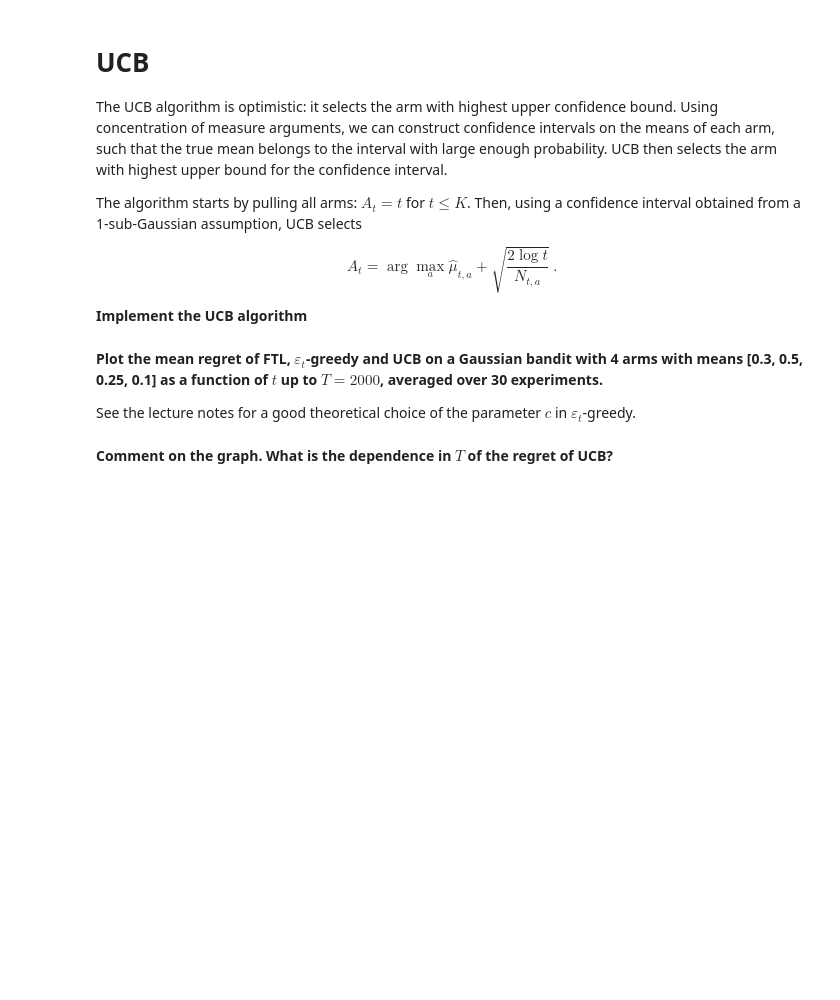
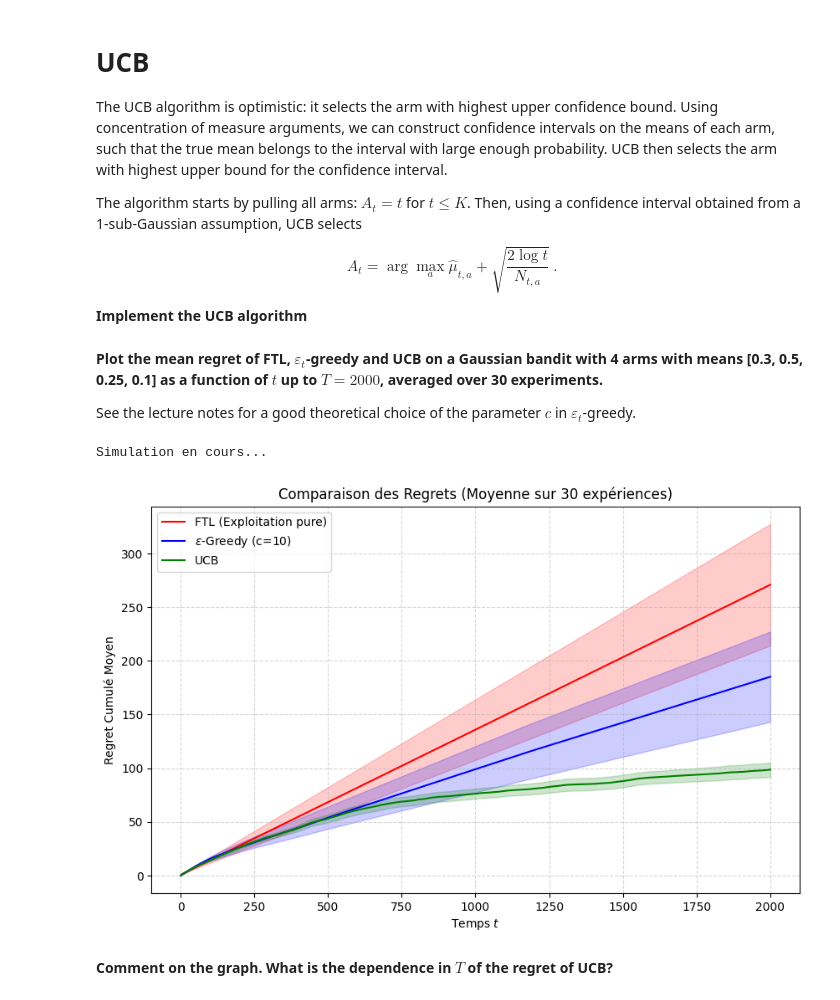
Before and after one commit to milanolivia/apprentissage_seq, a Jupyter notebook: Bandit.ipynb, the cells around one changed output. Drawn from its saved outputs; the diff is of its cells as text; code cells hidden in the pictures; blank space fills up the shorter version.

```diff
--- a/Bandit.ipynb
+++ b/Bandit.ipynb
@@ -166,7 +323,16 @@ def UCB(emp_means, nb_pulls, t):
 
     Returns: int; arm selected by UCB
     """
-    #TODO
+    K = len(emp_means)
+    for arm in range(K):
+        if nb_pulls[arm] == 0:
+            return arm
+
+    bonus = np.sqrt((2 * np.log(t)) / nb_pulls)
+    ucb_values = emp_means + bonus
+    action = np.argmax(ucb_values)
+
+    return action
 # %% [markdown]
 **Plot the mean regret of FTL, $\varepsilon_t$-greedy and UCB on a Gaussian bandit with 4 arms with means [0.3, 0.5, 0.25, 0.1] as a function of $t$ up to $T = 2000$, averaged over 30 experiments.**
 
@@ -174,3 +362,55 @@ See the lecture notes for a good theoretical choice of the parameter $c$ in $\va
+# %%
+means = [0.3, 0.5, 0.25, 0.1]
+T = 2000
+N_experiments = 30
+
+# Stockage des résultats
+regrets_ftl = np.zeros((N_experiments, T))
+regrets_eps = np.zeros((N_experiments, T))
+regrets_ucb = np.zeros((N_experiments, T))
+
+print("Simulation en cours...")
+
+for i in range(N_experiments):
+    bandit = GaussianBandit(means)
+
+    # 1. Run FTL
+    actions_ftl = run_experiment(FTL, bandit, T)
+    regrets_ftl[i, :] = regret(np.array(means), actions_ftl)
+
+    # 2. Run Eps-Greedy (avec c=10 pour bien explorer au début)
+    # Note: On passe c via une lambda ou wrapper si besoin, ici adapté dans la boucle
+    actions_eps = run_experiment(lambda em, np, t: eps_greedy(em, np, t), bandit, T)
+    regrets_eps[i, :] = regret(np.array(means), actions_eps)
+
+    # 3. Run UCB
+    actions_ucb = run_experiment(UCB, bandit, T)
+    regrets_ucb[i, :] = regret(np.array(means), actions_ucb)
+
+# --- PLOTTING ---
+
+plt.figure(figsize=(10, 6))
+
+# Fonction d'aide pour tracer courbe + ombre
+def plot_with_conf(data, label, color):
+    mean = np.mean(data, axis=0)
+    ste = np.std(data, axis=0) / np.sqrt(N_experiments)
+    plt.plot(range(1, T+1), mean, label=label, color=color)
+    plt.fill_between(range(1, T+1), mean-ste, mean+ste, color=color, alpha=0.2)
+
+plot_with_conf(regrets_ftl, 'FTL (Exploitation pure)', 'red')
+plot_with_conf(regrets_eps, '$\epsilon$-Greedy (c=10)', 'blue')
+plot_with_conf(regrets_ucb, 'UCB', 'green')
+
+plt.xlabel('Temps $t$')
+plt.ylabel('Regret Cumulé Moyen')
+plt.title(f'Comparaison des Regrets (Moyenne sur {N_experiments} expériences)')
+plt.legend()
+plt.grid(True, linestyle='--', alpha=0.5)
+plt.show()
+# %% [output]
+Simulation en cours...
+[figure, added]
 # %% [markdown]
 **Comment on the graph. What is the dependence in $T$ of the regret of UCB?**
 # %% [markdown]
```
Also changed, not shown: parts of 10 cells of this notebook.
